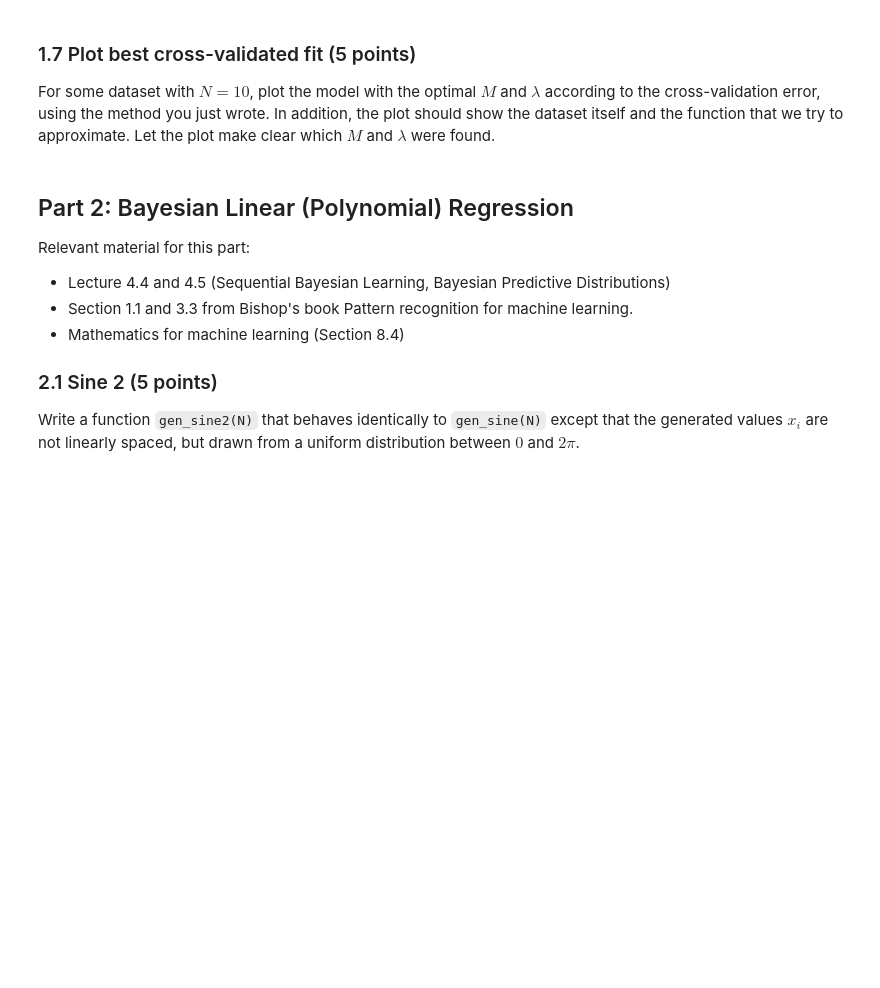
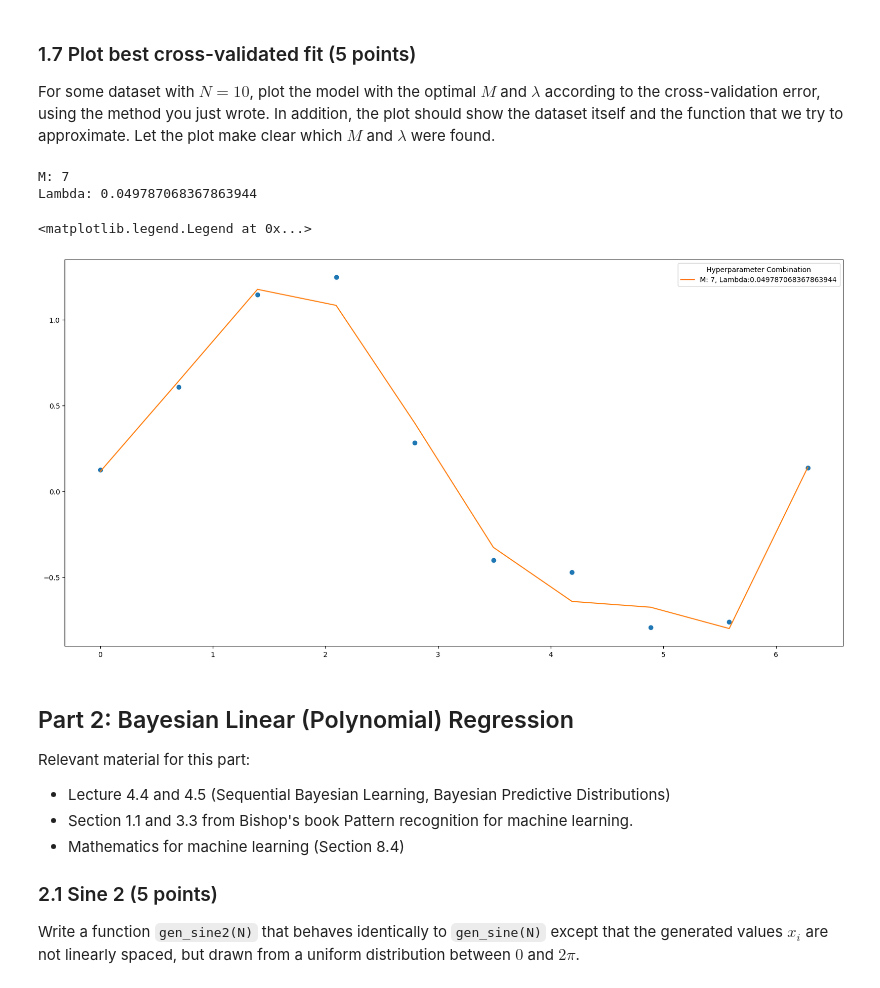
Before and after one commit to OlineRanum/Machine-Learning-1, a Jupyter notebook: Lab1/14244950_13239821_lab1.ipynb, the cells around one changed output. Drawn from its saved outputs; the diff is of its cells as text; code cells hidden in the pictures; blank space fills up the shorter version.

```diff
--- a/Lab1/14244950_13239821_lab1.ipynb
+++ b/Lab1/14244950_13239821_lab1.ipynb
@@ -343,9 +337,9 @@ You can let $M \in (0, 1, ..., 10)$, and let $\lambda \in (e^{-10}, e^{-9}, ...,
 a) (5 points) First of all, write a method `pred_error(x_train, x_valid, t_train, t_valid, M, lamb)` that compares the prediction of your method `fit_polynomial_reg` for a given set of parameters $M$ and $\lambda$ to `t_valid`. It should return the prediction error for a single fold.
 # %%
 def pred_error(x_train, x_valid, t_train, t_valid, M, reg):
-    _w, _Phi = fit_polynomial_reg(x_train, t_train, m, reg)
-    E = 0.5*(_Phi@_w - t_train).T*(_Phi@_w - t_train) + reg/2  * _w.T * w
-
+    _w, _ = fit_polynomial_reg(x_train, t_train, M, reg)
+    _Phi = designmatrix(x_valid, M)
+    pred_err = 0.5*((_Phi@_w - t_valid).T)@(_Phi@_w - t_valid) + (reg/2)*(_w.T @ _w)
     return pred_err
 # %%
 ### Test your function
@@ -371,9 +367,3 @@ def kfold_indices(N, k):
         valid_folds.append(valid_indices)
         train_folds.append(np.setdiff1d(all_indices, valid_indices))
     return train_folds, valid_folds
-# %%
-def find_best_m_and_lamb(x, t):
-    # YOUR CODE HERE
-    raise NotImplementedError()
-
-    return M_best, lamb_best
@@ -404,3 +438,29 @@ raise NotImplementedError()
+# %%
+import time
+np.random.seed(42)
+N = 10
+x, t = gen_sine(N)
+"""
+x = np.array([i for i in range(100)])
+t = np.square(x)
+"""
+plot(x, t, "o")
+
+M, Lambda = find_best_m_and_lamb(x, t)
+print(f'M: {M}')
+print(f'Lambda: {Lambda}')
+
+w, Phi = fit_polynomial_reg(x, t, M, Lambda)
+pred = Phi@w
+
+
+plot(x, pred, label=f"M: {M}, Lambda:{Lambda}")
+legend(title = "Hyperparameter Combination")
+# %% [output]
+M: 7
+Lambda: 0.049787068367863944
+<matplotlib.legend.Legend at 0x...>
+[figure, added]
 # %% [markdown]
 ## Part 2: Bayesian Linear (Polynomial) Regression
 
```
Also changed, not shown: parts of 15 cells of this notebook.
